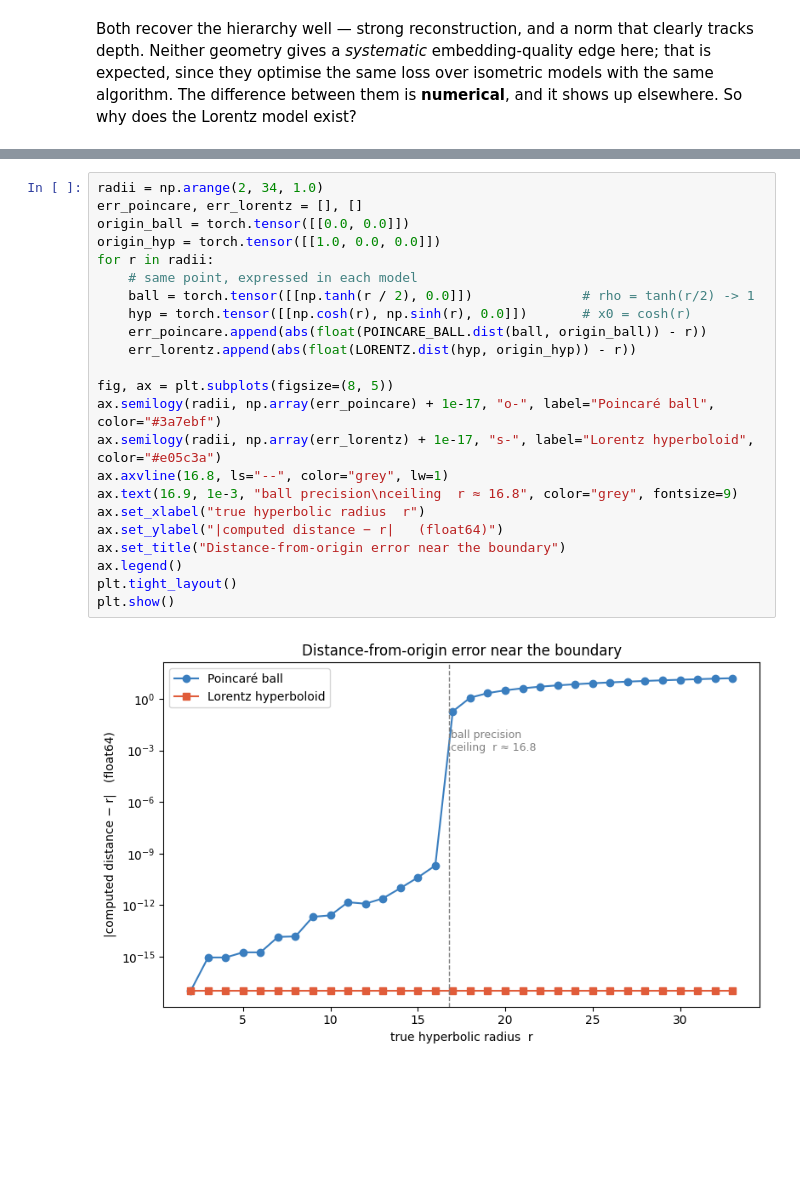
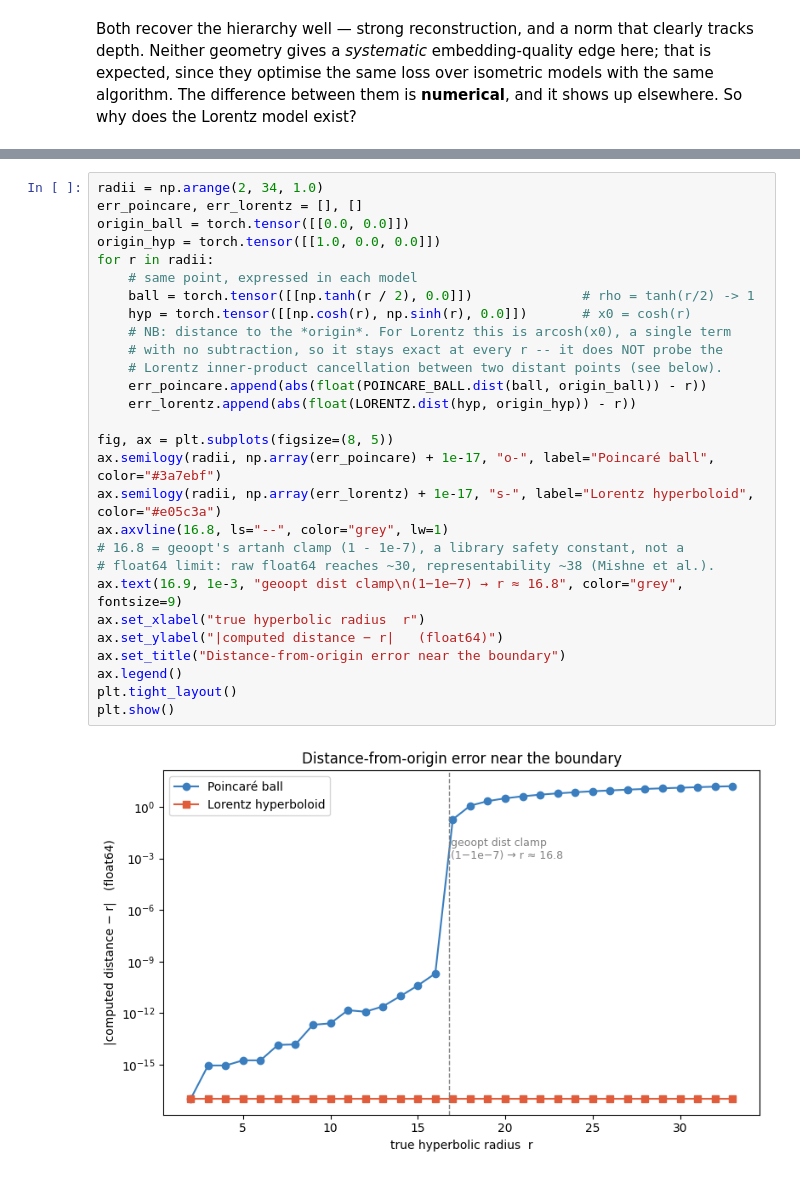
Before and after one commit to CicadaUY/hypeGRL, a Jupyter notebook: docs/tutorials/poincare_vs_lorentz.ipynb, the cells around one changed output, grey strips where cells are left out. Cells and saved outputs as stored; diff of their text form; blank space fills up the shorter version.

```diff
--- a/docs/tutorials/poincare_vs_lorentz.ipynb
+++ b/docs/tutorials/poincare_vs_lorentz.ipynb
@@ -125,28 +154,33 @@ distance.
 # %%
 radii = np.arange(2, 34, 1.0)
 err_poincare, err_lorentz = [], []
 origin_ball = torch.tensor([[0.0, 0.0]])
 origin_hyp = torch.tensor([[1.0, 0.0, 0.0]])
 for r in radii:
     # same point, expressed in each model
     ball = torch.tensor([[np.tanh(r / 2), 0.0]])              # rho = tanh(r/2) -> 1
     hyp = torch.tensor([[np.cosh(r), np.sinh(r), 0.0]])       # x0 = cosh(r)
+    # NB: distance to the *origin*. For Lorentz this is arcosh(x0), a single term
+    # with no subtraction, so it stays exact at every r -- it does NOT probe the
+    # Lorentz inner-product cancellation between two distant points (see below).
     err_poincare.append(abs(float(POINCARE_BALL.dist(ball, origin_ball)) - r))
     err_lorentz.append(abs(float(LORENTZ.dist(hyp, origin_hyp)) - r))
 
 fig, ax = plt.subplots(figsize=(8, 5))
 ax.semilogy(radii, np.array(err_poincare) + 1e-17, "o-", label="Poincaré ball", color="#3a7ebf")
 ax.semilogy(radii, np.array(err_lorentz) + 1e-17, "s-", label="Lorentz hyperboloid", color="#e05c3a")
 ax.axvline(16.8, ls="--", color="grey", lw=1)
-ax.text(16.9, 1e-3, "ball precision\nceiling  r ≈ 16.8", color="grey", fontsize=9)
+# 16.8 = geoopt's artanh clamp (1 - 1e-7), a library safety constant, not a
+# float64 limit: raw float64 reaches ~30, representability ~38 (Mishne et al.).
+ax.text(16.9, 1e-3, "geoopt dist clamp\n(1−1e−7) → r ≈ 16.8", color="grey", fontsize=9)
 ax.set_xlabel("true hyperbolic radius  r")
 ax.set_ylabel("|computed distance − r|   (float64)")
 ax.set_title("Distance-from-origin error near the boundary")
 ax.legend()
 plt.tight_layout()
 plt.show()
 # %% [output]
-[figure, old version]
+[figure, new version]
 # %% [markdown]
 The Poincaré error grows exponentially with radius and then **saturates**: past
 $r\approx 16.8$ the ball reports the *same* distance ($\approx 16.81$) for every
```
Also changed, not shown: parts of 4 cells of this notebook, 1 other file.
